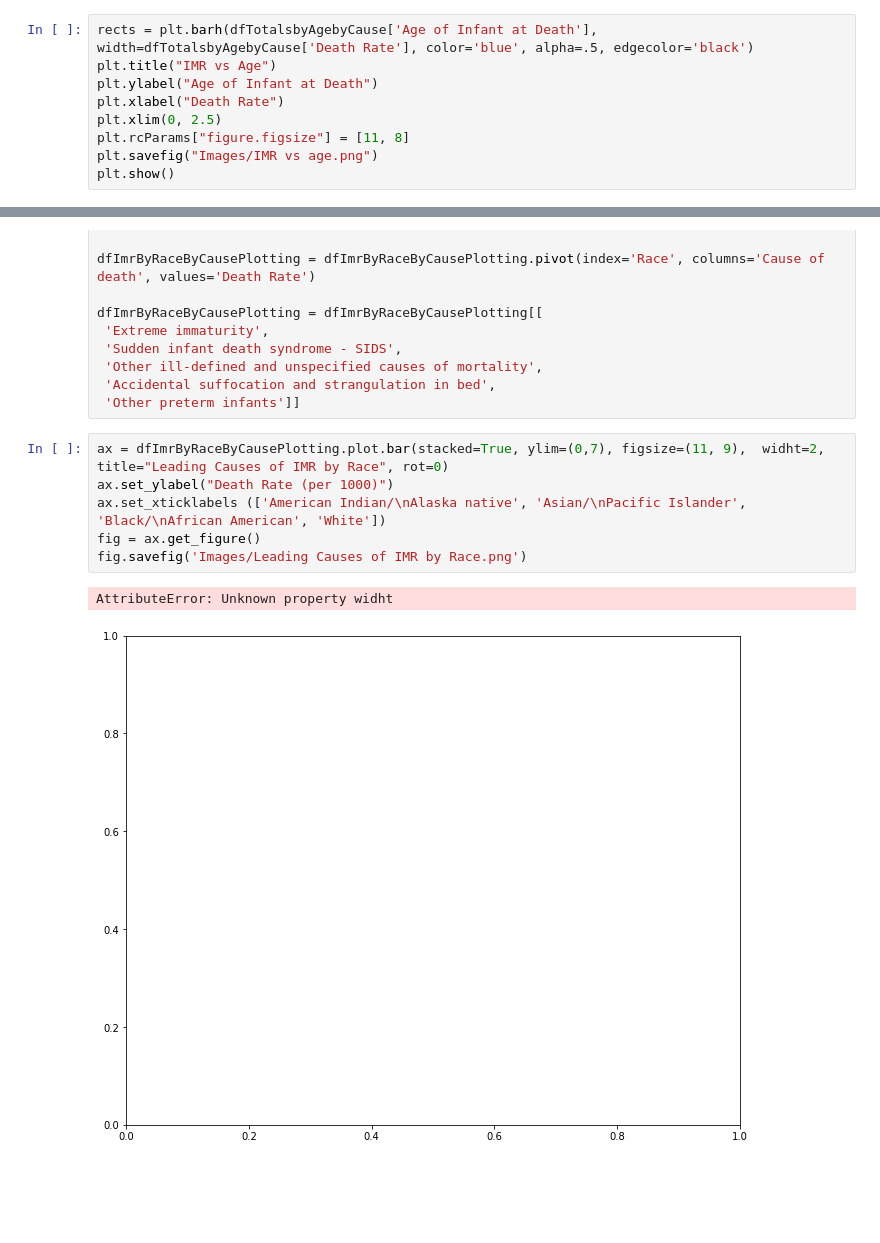
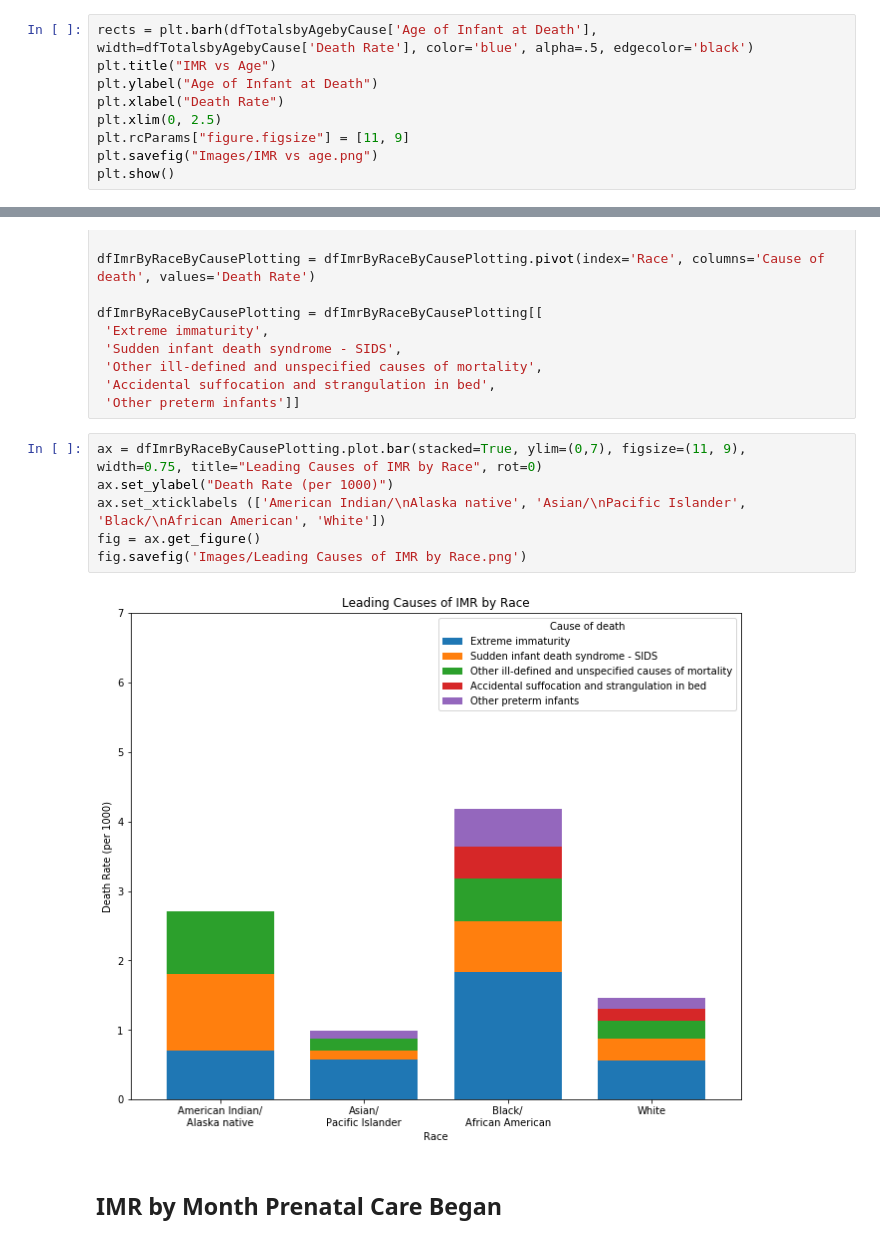
Before and after one commit to jasminajovanovic/IMR, a Jupyter notebook: IMR.ipynb, the cells around one changed output, grey strips where cells are left out. Drawn from its saved outputs; the diff is of its cells as text; blank space fills up the shorter version.

```diff
--- a/IMR.ipynb
+++ b/IMR.ipynb
@@ -149,7 +149,7 @@ plt.title("IMR vs Age")
 plt.ylabel("Age of Infant at Death")
 plt.xlabel("Death Rate")
 plt.xlim(0, 2.5)
-plt.rcParams["figure.figsize"] = [11, 8]
+plt.rcParams["figure.figsize"] = [11, 9]
 plt.savefig("Images/IMR vs age.png")
 plt.show()
 # %% [output]
@@ -249,11 +251,12 @@ dfImrByRaceByCausePlotting = dfImrByRaceByCausePlotting[[
  'Accidental suffocation and strangulation in bed',
  'Other preterm infants']]
 # %%
-ax = dfImrByRaceByCausePlotting.plot.bar(stacked=True, ylim=(0,7), figsize=(11, 9),  widht=2, title="Leading Causes of IMR by Race", rot=0)
+ax = dfImrByRaceByCausePlotting.plot.bar(stacked=True, ylim=(0,7), figsize=(11, 9),  width=0.75, title="Leading Causes of IMR by Race", rot=0)
 ax.set_ylabel("Death Rate (per 1000)")
 ax.set_xticklabels (['American Indian/\nAlaska native', 'Asian/\nPacific Islander', 'Black/\nAfrican American', 'White'])
 fig = ax.get_figure()
 fig.savefig('Images/Leading Causes of IMR by Race.png')
 # %% [output]
-AttributeError: Unknown property widht
-[figure, old version]
+[figure, new version]
+# %% [markdown]
+## IMR by Month Prenatal Care Began
```
Also changed, not shown: parts of 15 cells of this notebook, 5 other files.
